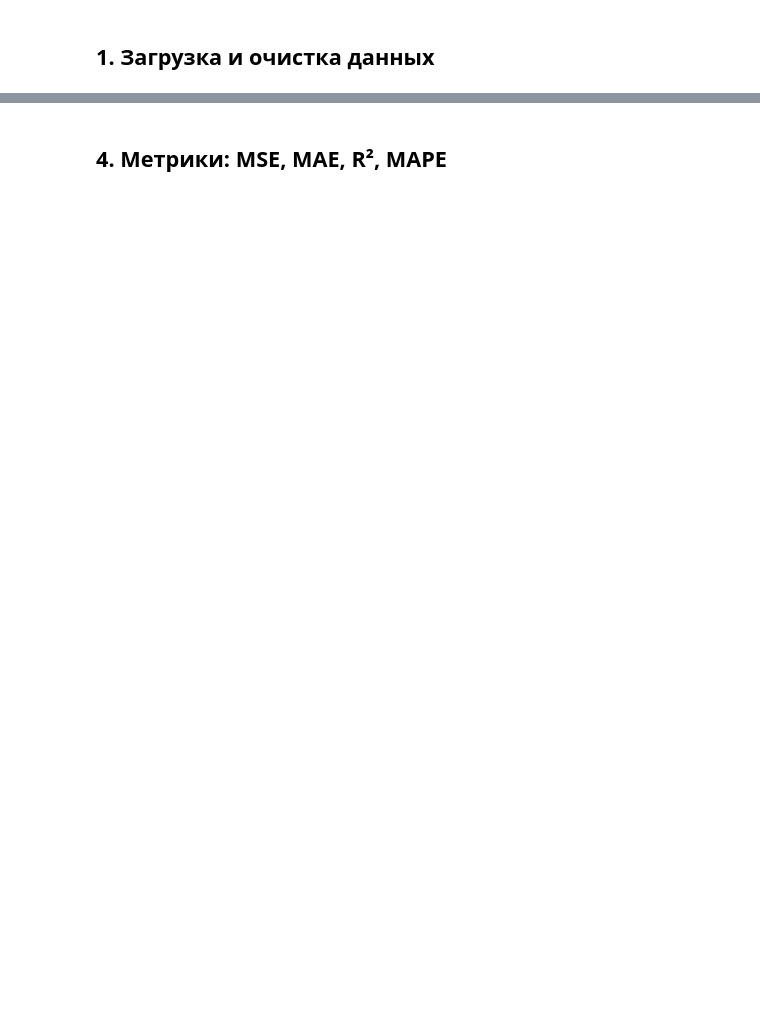
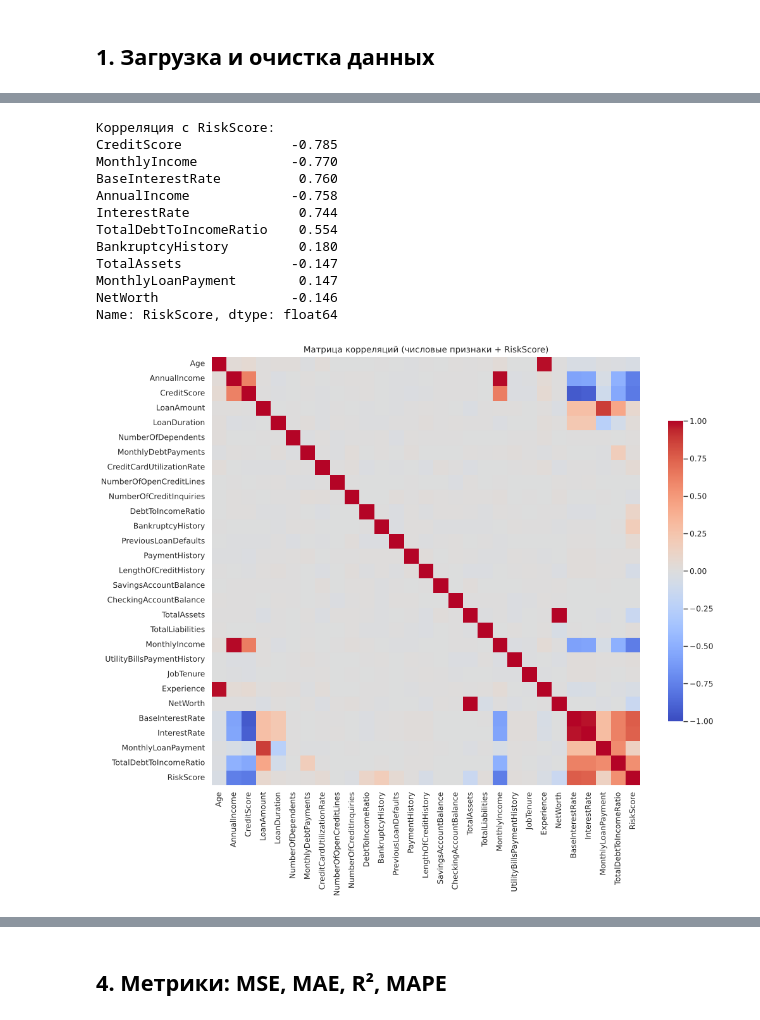
Before and after one commit to hbhmax/Machine_learning, a Jupyter notebook: lab1/Lab1_RiskScore.ipynb, the cells around one changed output, grey strips where cells are left out. Drawn from its saved outputs; the diff is of its cells as text; code cells hidden in the pictures; blank space fills up the shorter version.

```diff
--- a/lab1/Lab1_RiskScore.ipynb
+++ b/lab1/Lab1_RiskScore.ipynb
@@ -81,14 +80,24 @@ print(pd.Series(y).describe())
 # %%
-num_cols = train.select_dtypes(include=np.number).columns
-corr = train[num_cols].corr()
-plt.figure(figsize=(13, 10))
-sns.heatmap(corr, cmap='RdBu_r', center=0, vmin=-1, vmax=1, square=True,
-            cbar_kws={'shrink': 0.65})
-plt.title('Матрица корреляций')
+num = train.select_dtypes('number')
+corr = num.corr()
+plt.figure(figsize=(14, 11))
+sns.heatmap(corr, cmap='coolwarm', vmin=-1, vmax=1, center=0, square=True, cbar_kws={'shrink': 0.7})
+plt.title('Матрица корреляций (числовые признаки + RiskScore)')
 plt.show()
-
-print('Топ корреляций с RiskScore:')
-print(corr['RiskScore'].drop('RiskScore').reindex(
-    corr['RiskScore'].drop('RiskScore').abs().sort_values(ascending=False).index
-).head(12))
+print('Корреляция с RiskScore:')
+print(corr['RiskScore'].drop('RiskScore').sort_values(key=abs, ascending=False).head(10))
+# %% [output]
+Корреляция с RiskScore:
+CreditScore              -0.785
+MonthlyIncome            -0.770
+BaseInterestRate          0.760
+AnnualIncome             -0.758
+InterestRate              0.744
+TotalDebtToIncomeRatio    0.554
+BankruptcyHistory         0.180
+TotalAssets              -0.147
+MonthlyLoanPayment        0.147
+NetWorth                 -0.146
+Name: RiskScore, dtype: float64
+[figure, added]
 # %%
```
Also changed, not shown: parts of 68 cells of this notebook.
